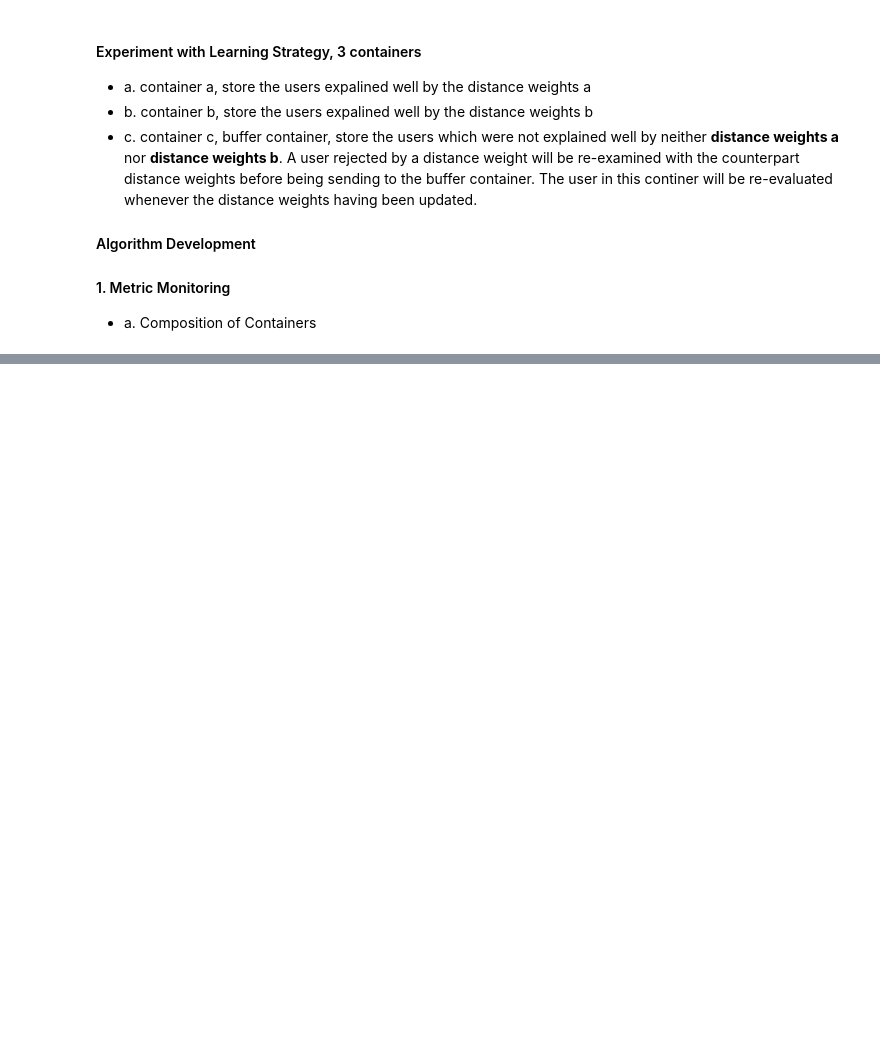
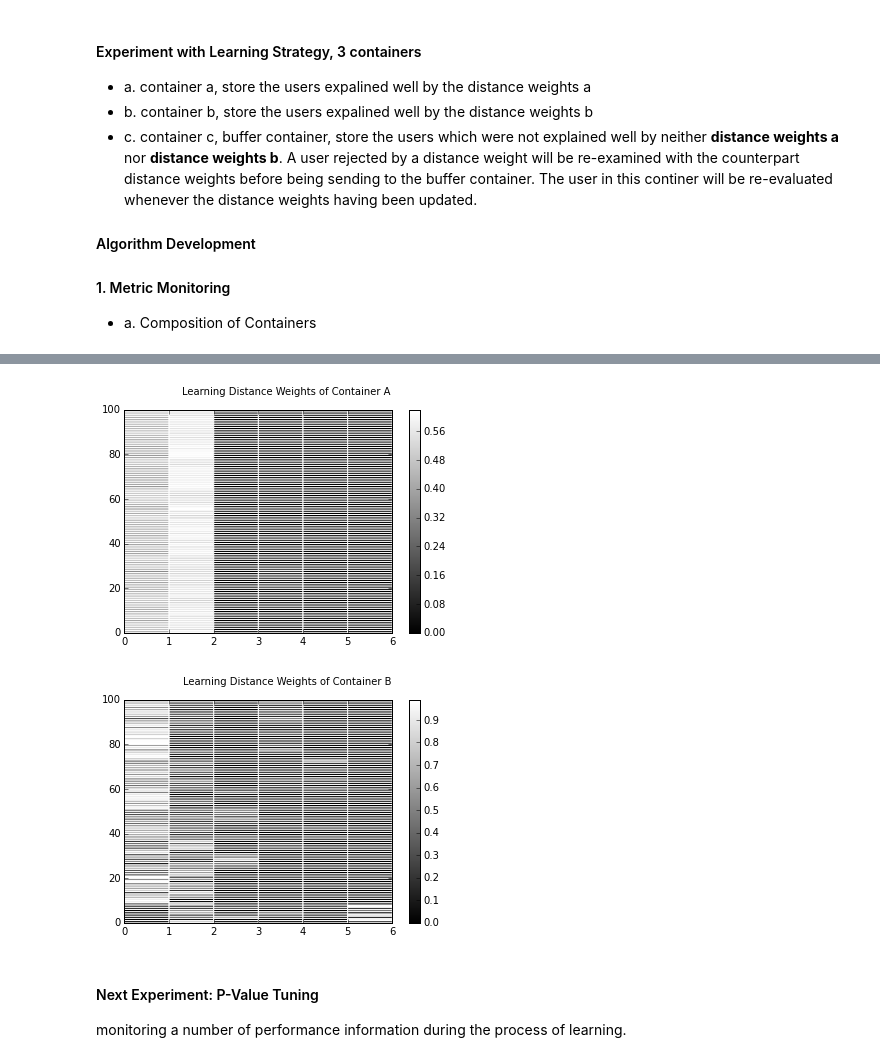
Before and after one commit to beingzy/phd_experiment, a Jupyter notebook: learning_wrapper_algorithm_dev.ipynb, the cells around one changed output, grey strips where cells are left out. Cells and saved outputs as stored; diff of their text form; code cells hidden in the pictures; blank space fills up the shorter version.

```diff
--- a/learning_wrapper_algorithm_dev.ipynb
+++ b/learning_wrapper_algorithm_dev.ipynb
@@ -1316,0 +1482,26 @@ Container C's composition: (0: 0.68, 1: 0.32)
+# %%
+from matplotlib import cm
+
+# data transformation
+weights_a_df = np.array(weights_a_collector)
+weights_a_df
+
+weights_b_df = np.array(weights_b_collector)
+weights_b_df
+
+fig, ax = plt.subplots()
+im = ax.pcolor(weights_a_df, cmap=cm.gray, edgecolors = "white", linewidth=1)
+fig.colorbar(im)
+fig.suptitle("Learning Distance Weights of Container A")
+ax.patch.set_hatch("x")
+plt.show()
+
+fig, ax = plt.subplots()
+im = ax.pcolor(weights_b_df, cmap=cm.gray, edgecolors = "white", linewidth=1)
+fig.colorbar(im)
+fig.suptitle("Learning Distance Weights of Container B")
+ax.patch.set_hatch("x")
+plt.show()
+# %% [output]
+[figure, added]
+[figure, added]
@@ -1316,0 +1515,3 @@ Container C's composition: (0: 0.68, 1: 0.32)
+# %% [markdown]
+#### Next Experiment: P-Value Tuning
+monitoring a number of performance information during the process of learning.
```
Also changed, not shown: parts of 19 cells of this notebook, 2 other files.
